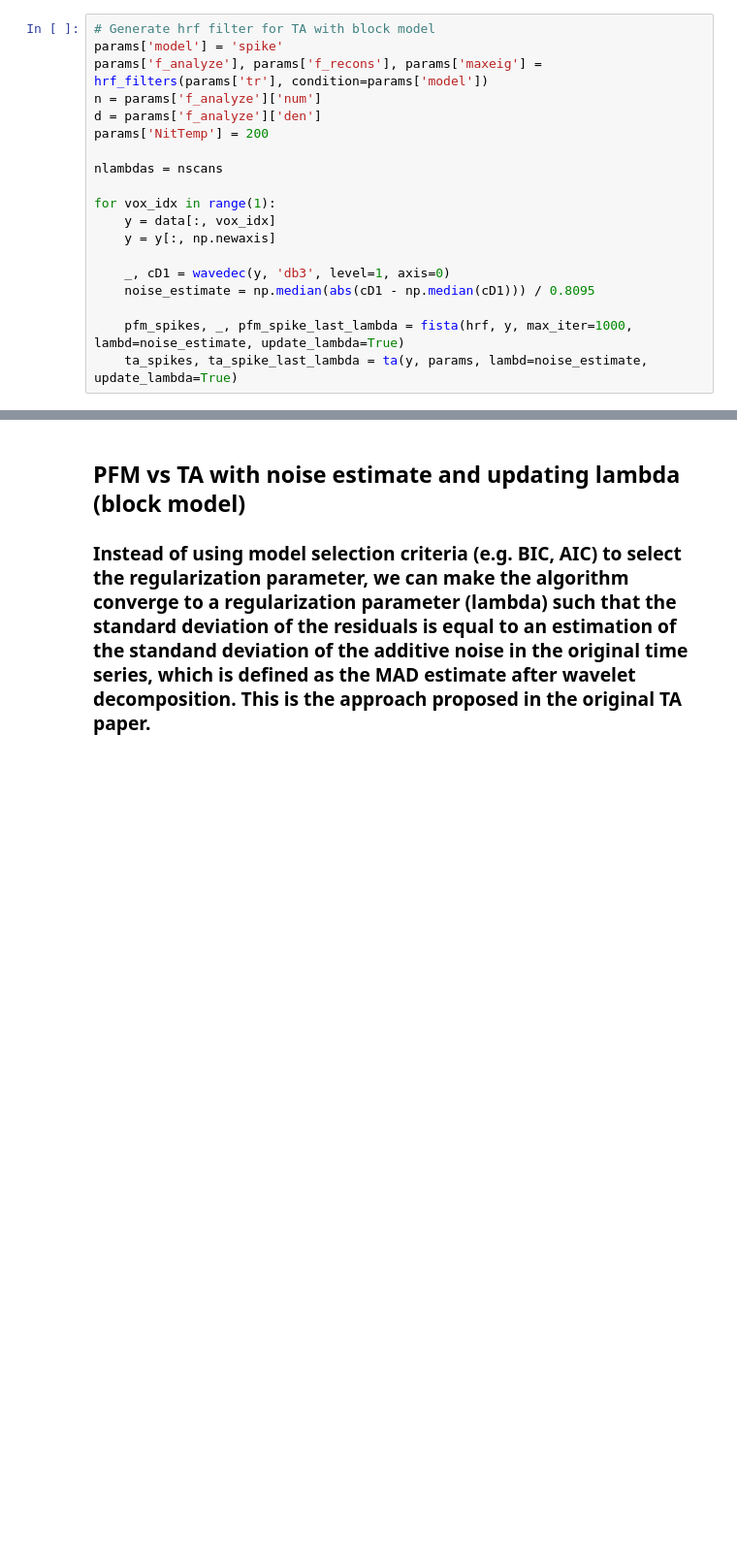
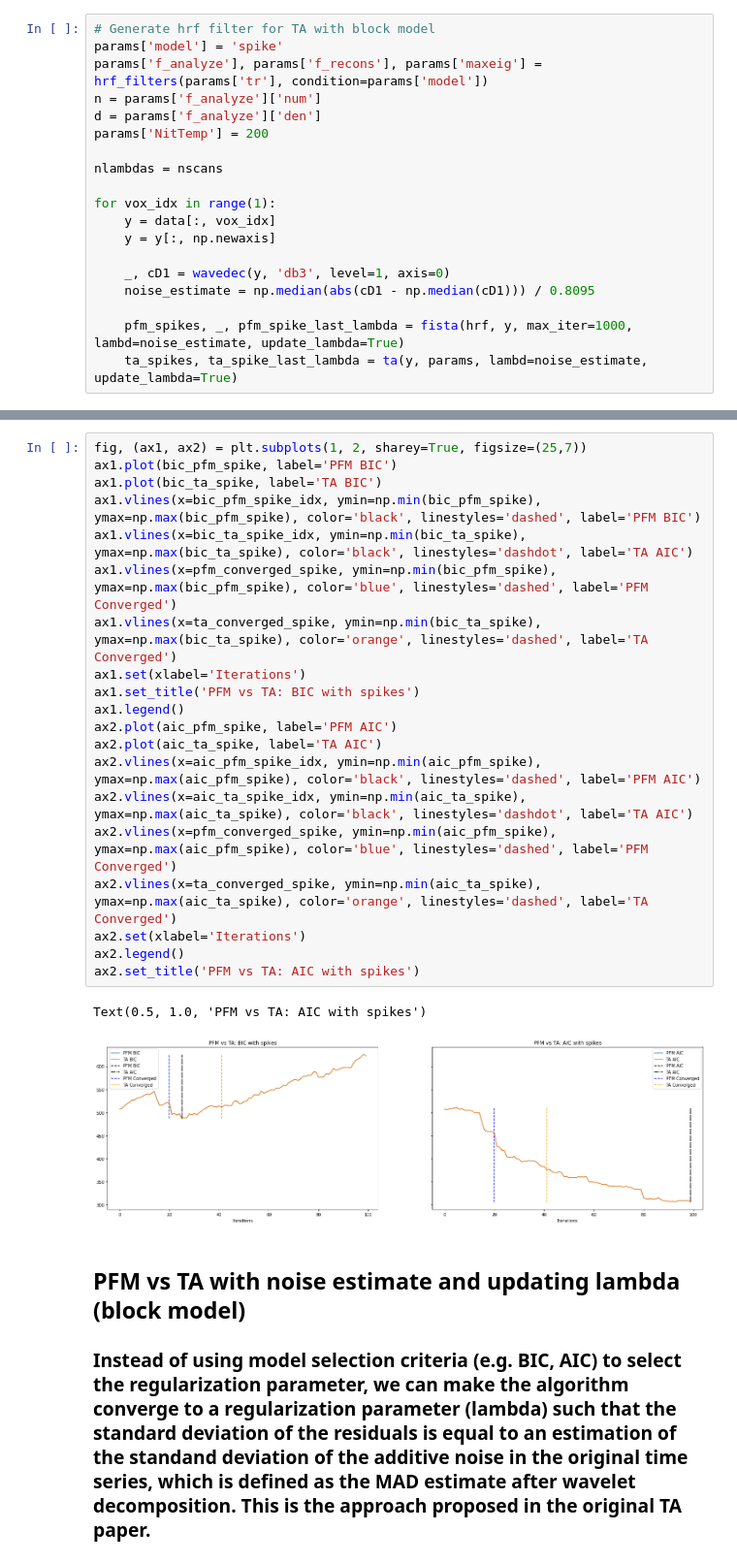
Before and after one commit to eurunuela/pfm_vs_ta, a Jupyter notebook: pfm_vs_ta.ipynb, the cells around one changed output, grey strips where cells are left out. Shown at 97% size. Cells and saved outputs as stored; diff of their text form; blank space fills up the shorter version.

Commit message:
Add new lambda convergence comparison plot

```diff
--- a/pfm_vs_ta.ipynb
+++ b/pfm_vs_ta.ipynb
@@ -554,3 +549,26 @@ Text(0.5, 1.0, 'TA spike model lambdas')
+# %%
+fig, (ax1, ax2) = plt.subplots(1, 2, sharey=True, figsize=(25,7))
+ax1.plot(bic_pfm_spike, label='PFM BIC')
+ax1.plot(bic_ta_spike, label='TA BIC')
+ax1.vlines(x=bic_pfm_spike_idx, ymin=np.min(bic_pfm_spike), ymax=np.max(bic_pfm_spike), color='black', linestyles='dashed', label='PFM BIC')
+ax1.vlines(x=bic_ta_spike_idx, ymin=np.min(bic_ta_spike), ymax=np.max(bic_ta_spike), color='black', linestyles='dashdot', label='TA AIC')
+ax1.vlines(x=pfm_converged_spike, ymin=np.min(bic_pfm_spike), ymax=np.max(bic_pfm_spike), color='blue', linestyles='dashed', label='PFM Converged')
+ax1.vlines(x=ta_converged_spike, ymin=np.min(bic_ta_spike), ymax=np.max(bic_ta_spike), color='orange', linestyles='dashed', label='TA Converged')
+ax1.set(xlabel='Iterations')
+ax1.set_title('PFM vs TA: BIC with spikes')
+ax1.legend()
+ax2.plot(aic_pfm_spike, label='PFM AIC')
+ax2.plot(aic_ta_spike, label='TA AIC')
+ax2.vlines(x=aic_pfm_spike_idx, ymin=np.min(aic_pfm_spike), ymax=np.max(aic_pfm_spike), color='black', linestyles='dashed', label='PFM AIC')
+ax2.vlines(x=aic_ta_spike_idx, ymin=np.min(aic_ta_spike), ymax=np.max(aic_ta_spike), color='black', linestyles='dashdot', label='TA AIC')
+ax2.vlines(x=pfm_converged_spike, ymin=np.min(aic_pfm_spike), ymax=np.max(aic_pfm_spike), color='blue', linestyles='dashed', label='PFM Converged')
+ax2.vlines(x=ta_converged_spike, ymin=np.min(aic_ta_spike), ymax=np.max(aic_ta_spike), color='orange', linestyles='dashed', label='TA Converged')
+ax2.set(xlabel='Iterations')
+ax2.legend()
+ax2.set_title('PFM vs TA: AIC with spikes')
+# %% [output]
+Text(0.5, 1.0, 'PFM vs TA: AIC with spikes')
+[figure, added]
 # %% [markdown]
 ## PFM vs TA with noise estimate and updating lambda (block model)
 ### Instead of using model selection criteria (e.g. BIC, AIC) to select the regularization parameter, we can make the algorithm converge to a regularization parameter (lambda) such that the standard deviation of the residuals is equal to an estimation of the standand deviation of the additive noise in the original time series, which is defined as the MAD estimate after wavelet decomposition. This is the approach proposed in the original TA paper.
```
Also changed, not shown: parts of 18 cells of this notebook.
